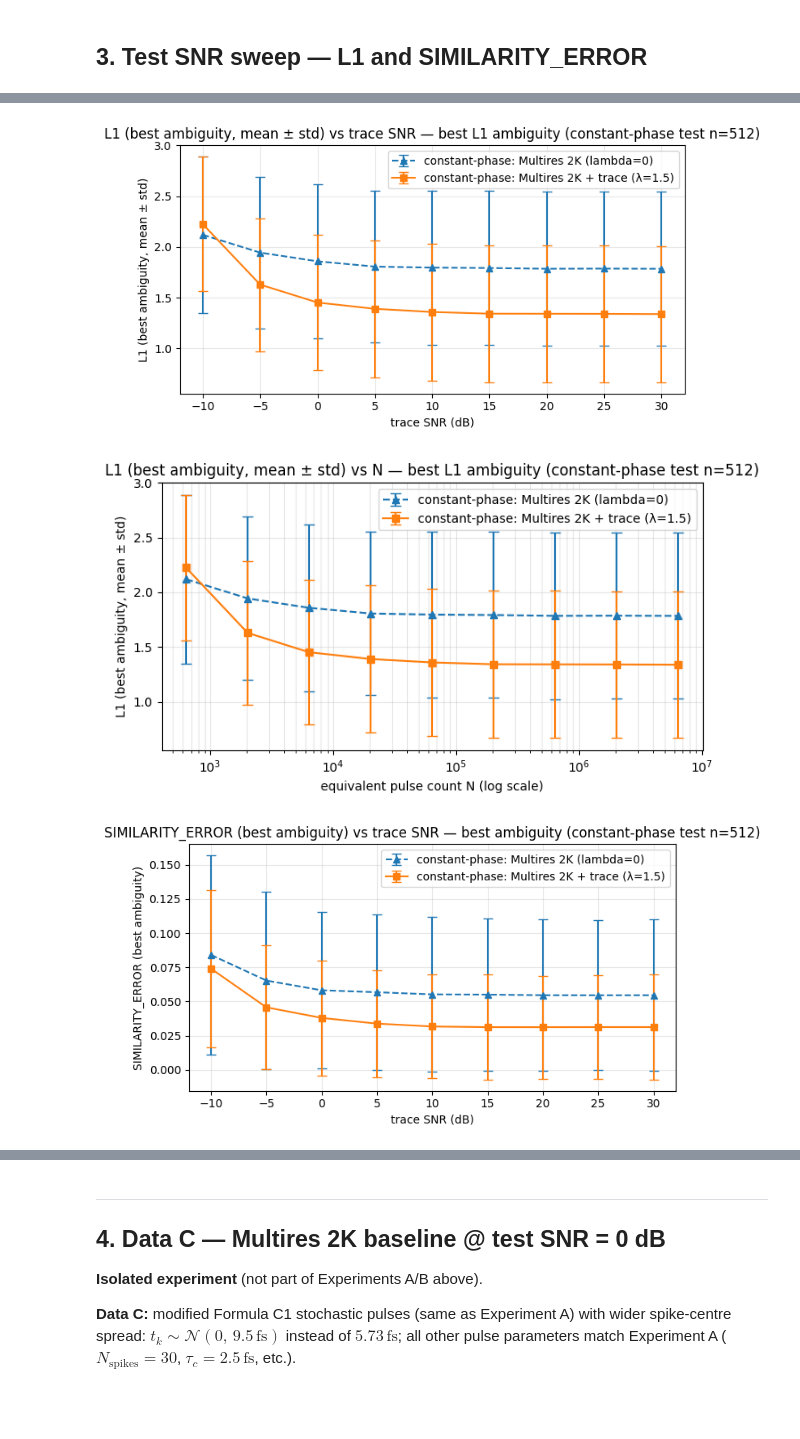
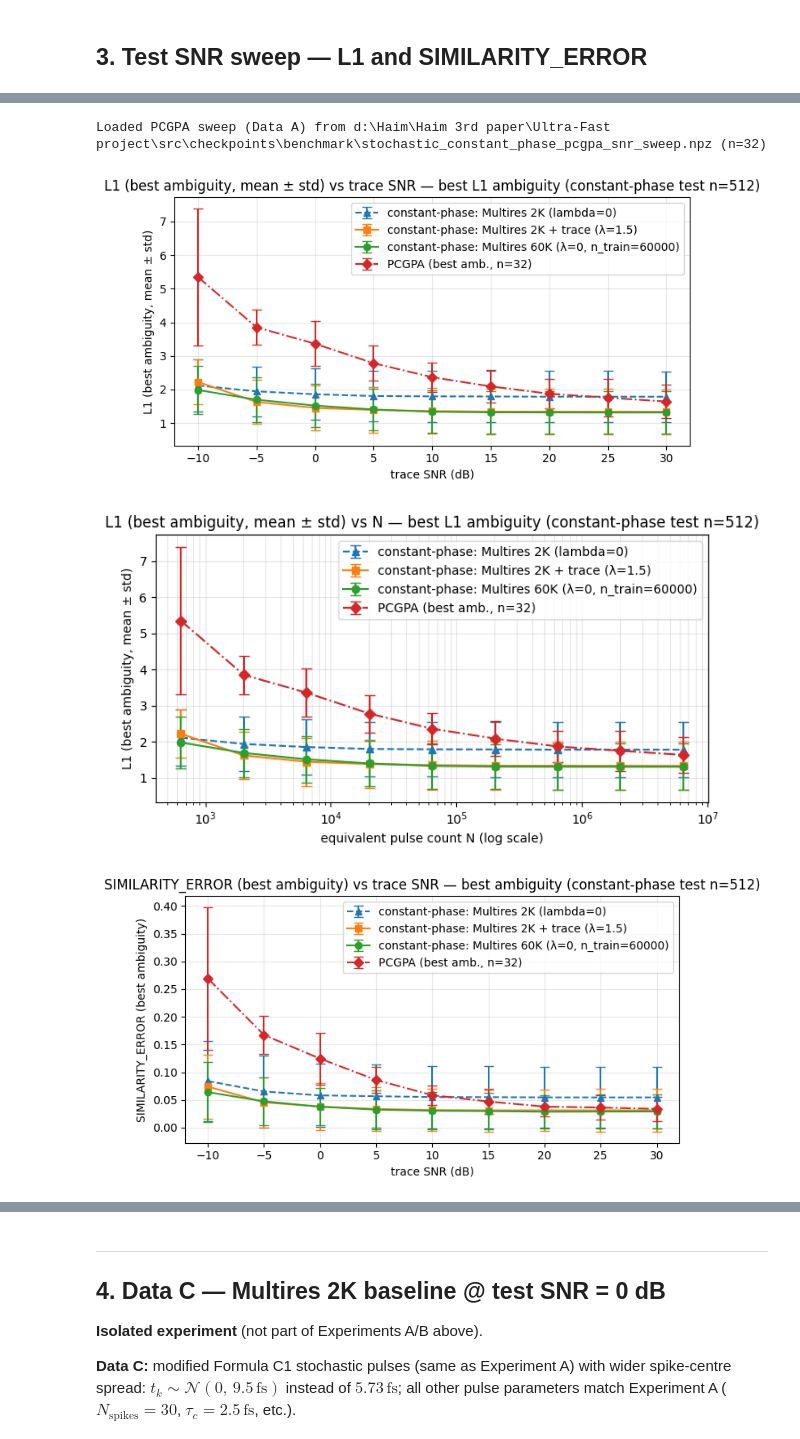
Before and after one commit to cheers19/Ultra-Fast-Detection-Project, a Jupyter notebook: src/stochastic_multires_2k_noisy_trace_lambda_experiments.ipynb, the cells around one changed output, grey strips where cells are left out. Cells and saved outputs as stored; diff of their text form; code cells hidden in the pictures; blank space fills up the shorter version.

```diff
--- a/src/stochastic_multires_2k_noisy_trace_lambda_experiments.ipynb
+++ b/src/stochastic_multires_2k_noisy_trace_lambda_experiments.ipynb
@@ -167,6 +169,10 @@ EXPERIMENTS = {
         "opt_sweep": BENCH / "stochastic_multires_2k_noisy_trace_lambda_opt_sweep.npz",
         "baseline_sweep": BENCH / "stochastic_multires_2k_noisy_trace_lambda_baseline_sweep.npz",
         "train_script": SRC / "scripts/run_multires_2k_stochastic_noisy_trace_lambda.py",
+        "pcgpa_sweep": BENCH / "stochastic_constant_phase_pcgpa_snr_sweep.npz",
+        "multires_60k_ckpt": BENCH / "stochastic_constant_phase_multires_60k_baseline.pt",
+        "multires_60k_sweep": BENCH / "stochastic_constant_phase_multires_60k_baseline_sweep.npz",
+        "multires_60k_script": SRC / "scripts/run_multires_60k_stochastic_constant_phase_baseline.py",
     },
     "smoothed_phase": {
         "label": "Smoothed white-noise phase",
@@ -177,6 +183,7 @@ EXPERIMENTS = {
         "baseline_sweep": BENCH / "stochastic_smoothed_phase_multires_2k_noisy_trace_lambda_baseline_sweep.npz",
         "train_script": SRC / "scripts/run_multires_2k_stochastic_smoothed_phase_noisy_trace_lambda.py",
         "lam_sweep_script": SRC / "scripts/run_stochastic_smoothed_phase_lam_sweep.py",
+        "pcgpa_sweep": BENCH / "stochastic_smoothed_phase_pcgpa_snr_sweep.npz",
     },
 }
 
@@ -190,6 +197,26 @@ RUN_TRAINING = {
 }
 FORCE_RETRAIN = False
 
+# PCGPA baseline for Data A/B/C — cached sweeps; set FORCE_RECOMPUTE_PCGPA[key]=True to recompute one dataset only
+PCGPA_MAXITER = 200
+PCGPA_N_RESTARTS = 3
+PCGPA_N_TEST = 32
+RUN_PCGPA_SWEEP = {
+    "constant_phase": True,
+    "smoothed_phase": True,
+    "data_c": True,
+}
+FORCE_RECOMPUTE_PCGPA = {
+    "constant_phase": False,
+    "smoothed_phase": False,
+    "data_c": False,
+}
+DATA_C_PCGPA_SWEEP = BENCH / "stochastic_data_c_pcgpa_snr_sweep.npz"
+
+N_TRAIN_60K_A = 60000
+RUN_MULTIRES_60K_A_TRAIN = False
+FORCE_MULTIRES_60K_A_RETRAIN = False
+
 experiment_summaries = {}
 # %% [markdown]
 ## 1. Train λ grid + SNR sweeps (both pulse models)
@@ -470,10 +734,26 @@ Test-set SNR sweep (**Multires 2K**, λ=0) vs **Multires 2K + trace** (λ* from
 # %%
 _exp_a = EXPERIMENTS["constant_phase"]
 if not _exp_a["meta_json"].exists():
     print(f"Skipping {_exp_a['label']}: missing meta")
 else:
-    plot_snr_sweeps(_exp_a, _resolve_lambda_trace("constant_phase", _exp_a))
+    _pcgpa_a = load_or_compute_pcgpa_sweep("constant_phase")
+    _extra_60k = []
+    if _exp_a["multires_60k_sweep"].exists():
+        _s60k = load_cnn_sweep(_exp_a["multires_60k_sweep"])
+        _s60k.experiment_name = (
+            f"{_exp_a['short']}: Multires 60K (λ=0, n_train={N_TRAIN_60K_A})"
+        )
+        _extra_60k.append(_s60k)
+    else:
+        print("Multires 60K curve omitted — train via cell above first.")
+    plot_snr_sweeps(
+        _exp_a,
+        _resolve_lambda_trace("constant_phase", _exp_a),
+        pcgpa=_pcgpa_a,
+        extra_sweeps=_extra_60k or None,
+    )
 # %% [output]
+Loaded PCGPA sweep (Data A) from d:\Haim\Haim 3rd paper\Ultra-Fast project\src\checkpoints\benchmark\stochastic_constant_phase_pcgpa_snr_sweep.npz (n=32)
-[figure, old version]
+[figure, new version]
-[figure, old version]
+[figure, new version]
-[figure, old version]
+[figure, new version]
```
Also changed, not shown: parts of 16 cells of this notebook, 21 other files.
